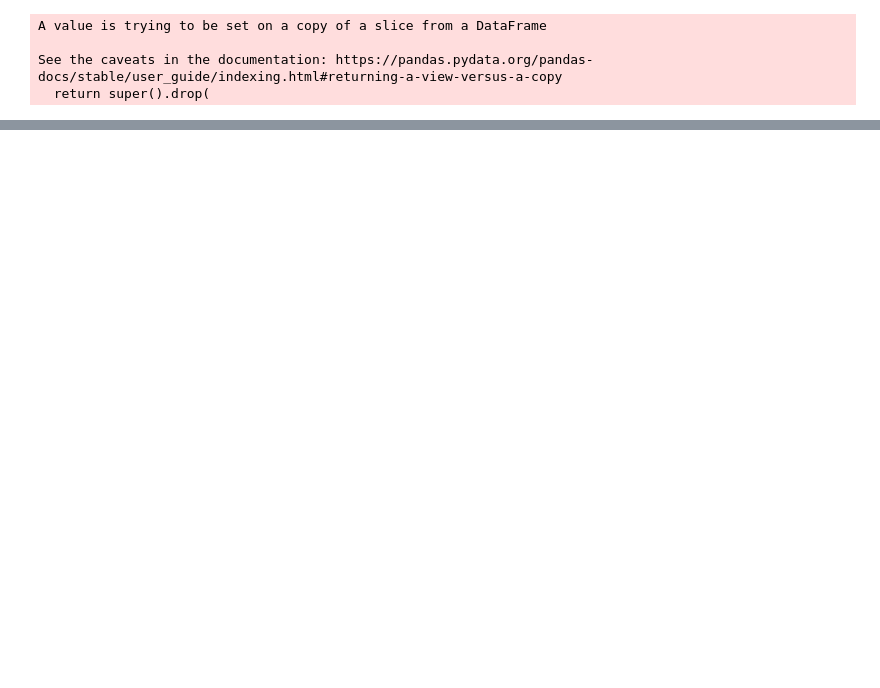
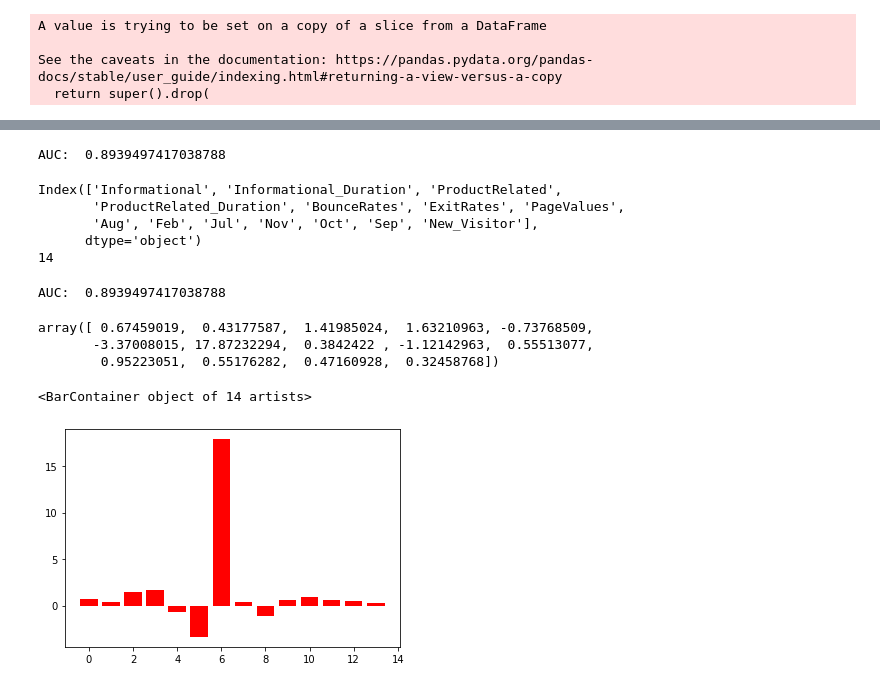
Before and after one commit to xli2257/Aicadium, a Jupyter notebook: aicadium_takehome.ipynb, the cells around one changed output, grey strips where cells are left out. Cells and saved outputs as stored; diff of their text form; code cells hidden in the pictures; blank space fills up the shorter version.

```diff
--- a/aicadium_takehome.ipynb
+++ b/aicadium_takehome.ipynb
@@ -279,0 +196,45 @@ cat_df_train
+# %%
+#Setup recursive feature reduction w/ cross validation
+clf2 = RFECV(LogisticRegression(max_iter=1000),
+      scoring = 'roc_auc',
+      n_jobs = -1,
+      cv = 3,
+      step = 1)
+# %%
+#Generate predicted probabilites for features without NAN
+clf2.fit(X_train_processed, y_train)
+
+clf2_probs = clf2.predict_proba(X_test_processed)
+print('AUC: ', roc_auc_score(y_test, clf2_probs[:,1]))
+# %% [output]
+AUC:  0.8939497417038788
+# %%
+lr_col = X_train_processed.columns[clf2.support_]
+print (lr_col)
+print (len(lr_col))
+# %% [output]
+Index(['Informational', 'Informational_Duration', 'ProductRelated',
+       'ProductRelated_Duration', 'BounceRates', 'ExitRates', 'PageValues',
+       'Aug', 'Feb', 'Jul', 'Nov', 'Oct', 'Sep', 'New_Visitor'],
+      dtype='object')
+14
+# %%
+X_train_lr = X_train_processed[lr_col]
+X_test_lr = X_test_processed[lr_col]
+lr = LogisticRegression()
+lr.fit(X_train_lr, y_train)
+lr_probs = lr.predict_proba(X_test_lr)
+print('AUC: ', roc_auc_score(y_test, lr_probs[:,1]))
+# %% [output]
+AUC:  0.8939497417038788
+# %%
+lr.coef_[0]
+# %% [output]
+array([ 0.67459019,  0.43177587,  1.41985024,  1.63210963, -0.73768509,
+       -3.37008015, 17.87232294,  0.3842422 , -1.12142963,  0.55513077,
+        0.95223051,  0.55176282,  0.47160928,  0.32458768])
+# %%
+plt.bar(range(len(lr.coef_[0])), lr.coef_[0], color="r", align = "center")
+# %% [output]
+<BarContainer object of 14 artists>
+[figure, added]
```
Also changed, not shown: parts of 36 cells of this notebook.
